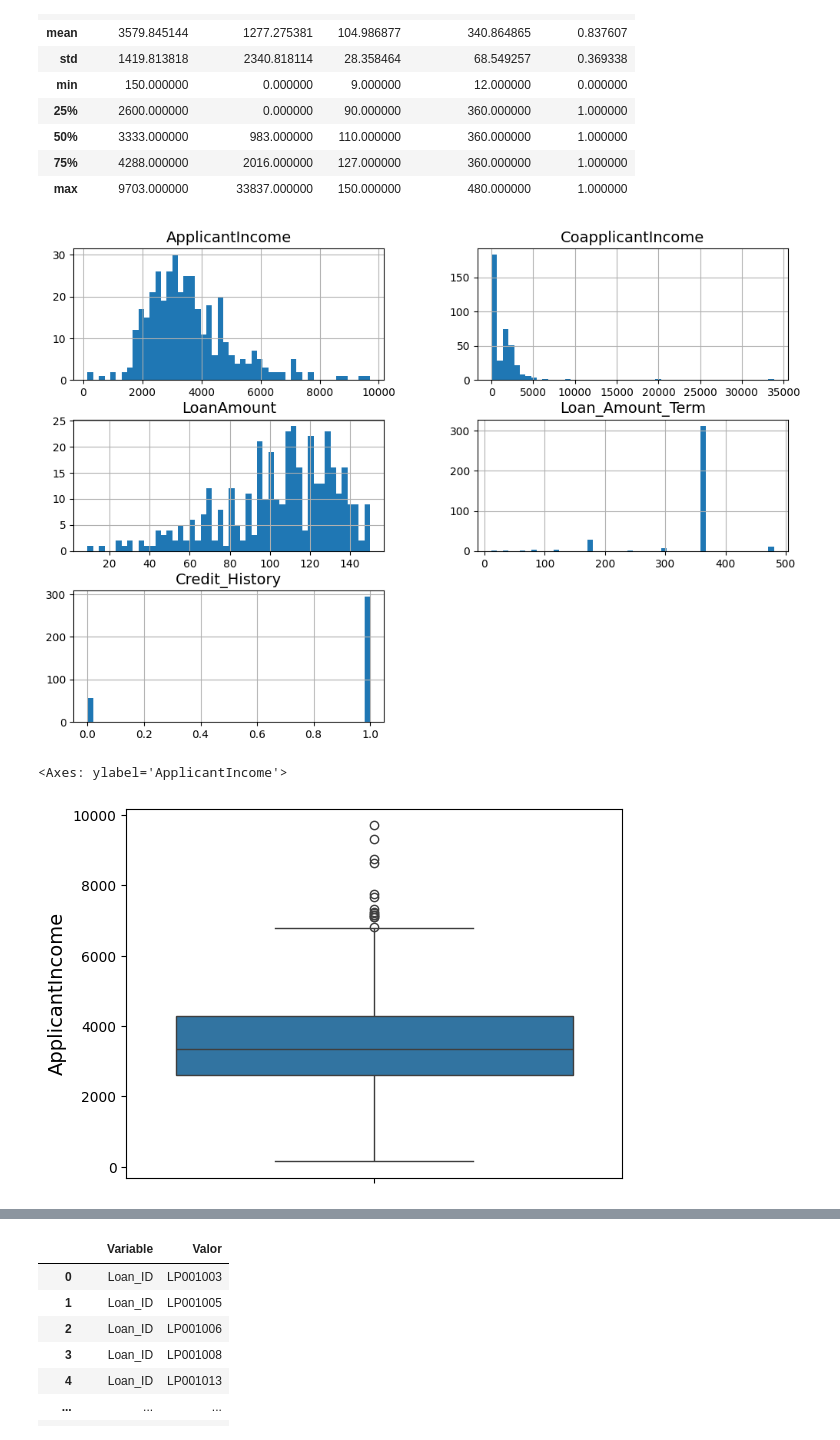
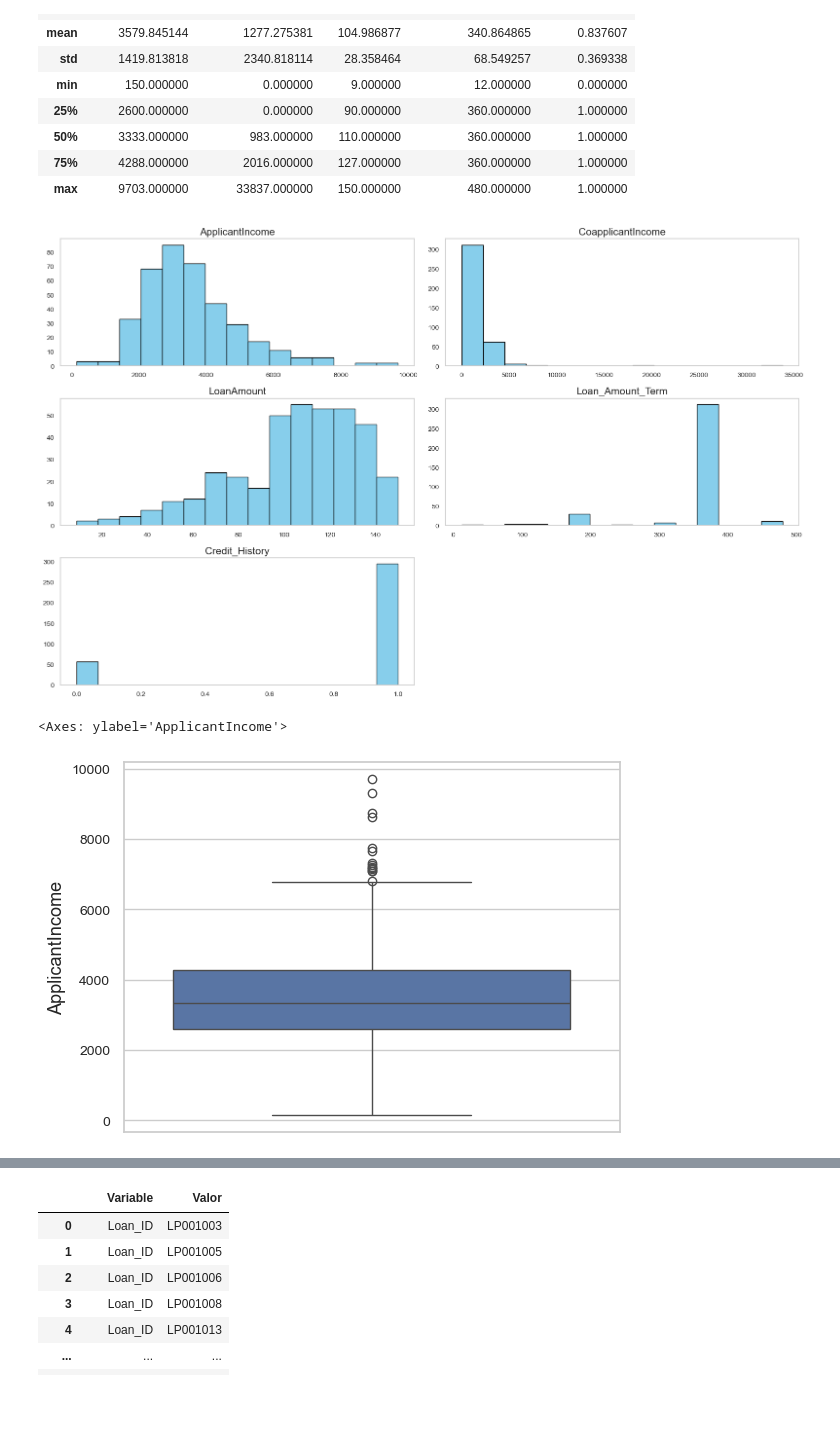
Before and after one commit to LuisDavid01/notebook-proyecto-big-data, a Jupyter notebook: SC-707_G7_Propuesta de proyecto.ipynb, the cells around one changed output, grey strips where cells are left out. Drawn from its saved outputs; the diff is of its cells as text; code cells hidden in the pictures; blank space fills up the shorter version.

```diff
--- a/SC-707_G7_Propuesta de proyecto.ipynb
+++ b/SC-707_G7_Propuesta de proyecto.ipynb
@@ -140,23 +151,25 @@ prestamos.describe()
 | 75% | 4288.000000 | 2016.000000 | 127.000000 | 360.000000 | 1.000000 |
 | max | 9703.000000 | 33837.000000 | 150.000000 | 480.000000 | 1.000000 |
 # %%
-plt.rc('font', size=14)
-plt.rc('axes', labelsize=14, titlesize=14)
-plt.rc('legend', fontsize=14)
+sns.set(style="whitegrid")
+plt.rc('font', size=12)
+plt.rc('axes', labelsize=13, titlesize=15)
 plt.rc('xtick', labelsize=10)
 plt.rc('ytick', labelsize=10)
+plt.rc('legend', fontsize=12)
+prestamos.hist(bins=15, figsize=(16, 10), color='skyblue', edgecolor='black', grid=False)
 
-prestamos.hist(bins=50, figsize=(12, 8))
-
+# Ajuste para que no se superpongan los subplots
+plt.tight_layout()
 plt.show()
 # %% [output]
-[figure, old version]
+[figure, new version]
 # %%
 import seaborn as sns
 sns.boxplot(data=prestamos['ApplicantIncome'])
 # %% [output]
 <Axes: ylabel='ApplicantIncome'>
-[figure, old version]
+[figure, new version]
 # %%
 import seaborn as sns
 sns.boxplot(data=prestamos['CoapplicantIncome'])
```
Also changed, not shown: parts of 74 cells of this notebook.
